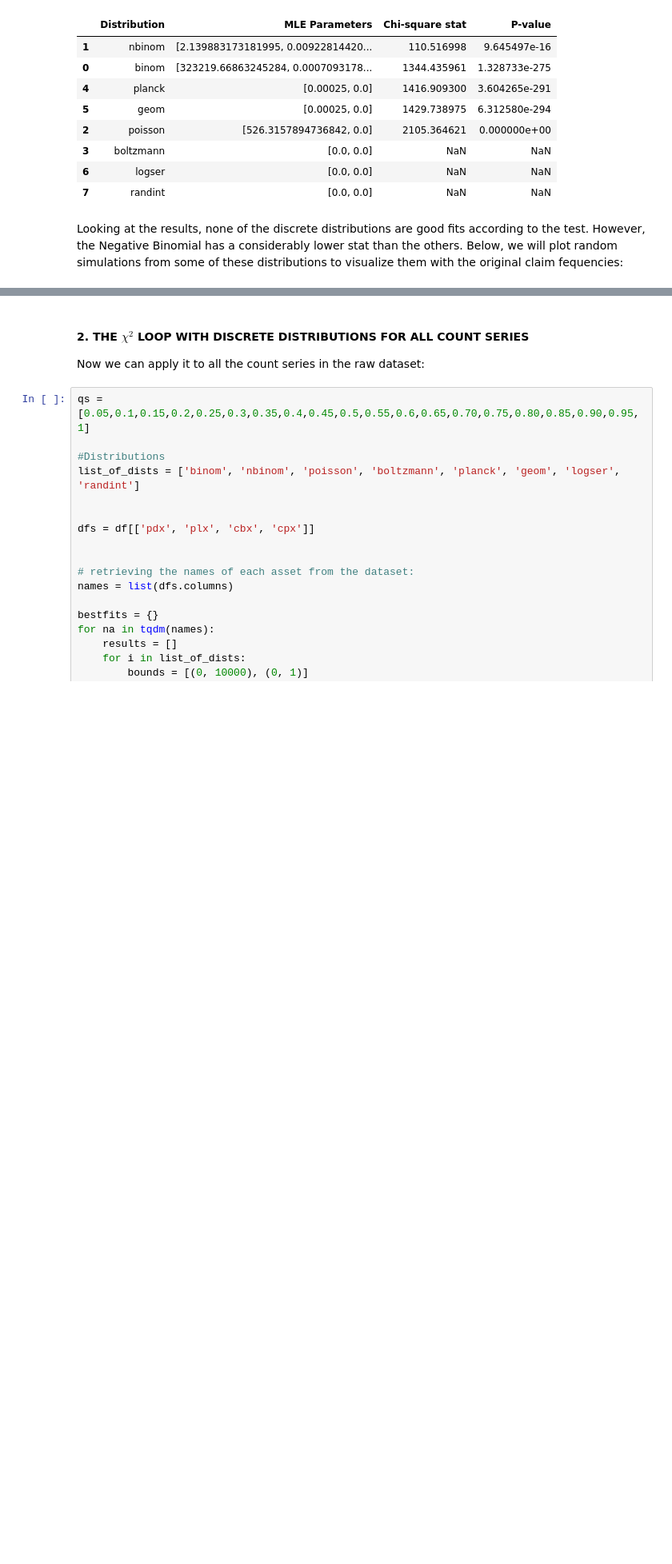
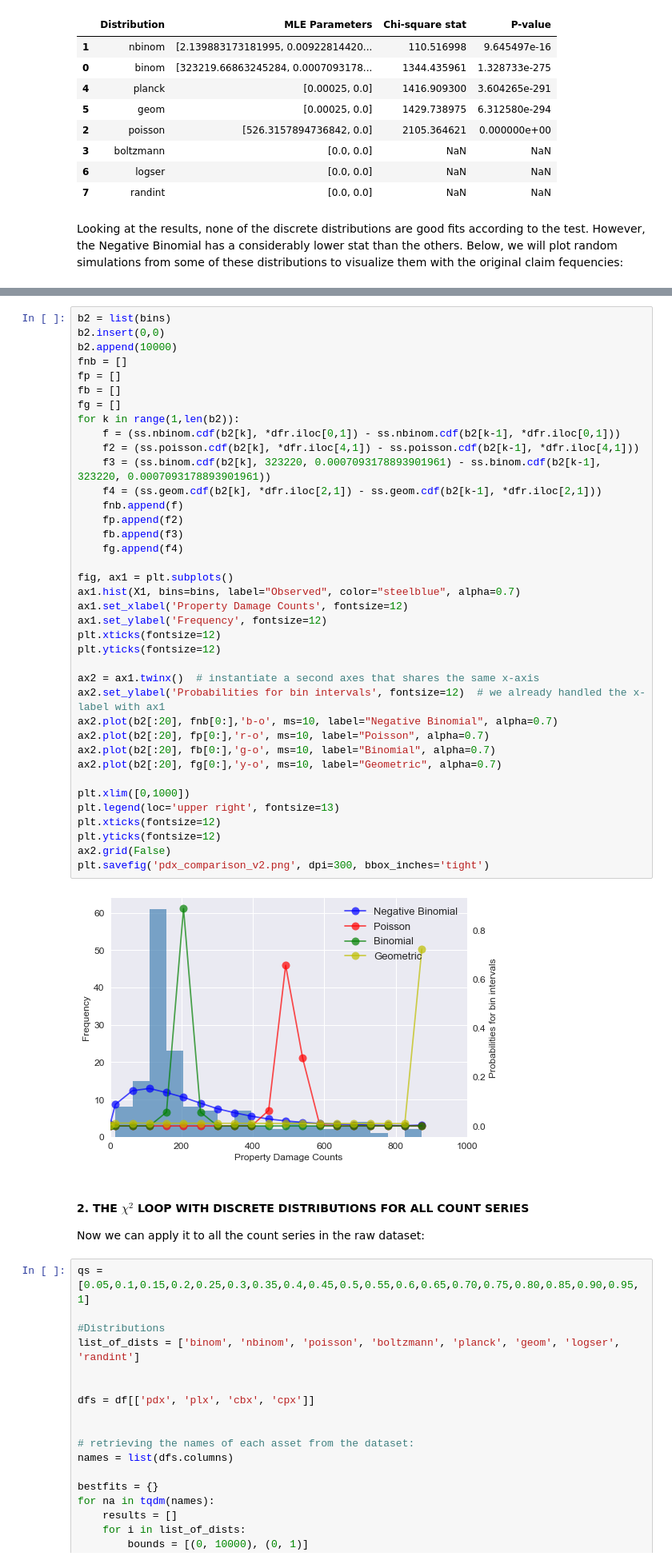
Before and after one commit to rcarcacheflores/ISEG-Dissertation, a Jupyter notebook: CH4 - Univariate Data Analysis/CH4 Final.ipynb, the cells around one changed output, grey strips where cells are left out. Shown at 80% size. Saved outputs shown, nothing was run; the diff lists cells and outputs as text; blank space fills up the shorter version.

Commit message:
New plots

```diff
--- a/CH4 - Univariate Data Analysis/CH4 Final.ipynb
+++ b/CH4 - Univariate Data Analysis/CH4 Final.ipynb
@@ -370,6 +370,46 @@ plt.xlim([0,1000])
 plt.savefig('pdx_comparison.png', dpi=300, bbox_inches='tight')
 # %% [output]
 [figure]
+# %%
+b2 = list(bins)
+b2.insert(0,0)
+b2.append(10000)
+fnb = []
+fp = []
+fb = []
+fg = []
+for k in range(1,len(b2)):
+    f = (ss.nbinom.cdf(b2[k], *dfr.iloc[0,1]) - ss.nbinom.cdf(b2[k-1], *dfr.iloc[0,1]))
+    f2 = (ss.poisson.cdf(b2[k], *dfr.iloc[4,1]) - ss.poisson.cdf(b2[k-1], *dfr.iloc[4,1]))
+    f3 = (ss.binom.cdf(b2[k], 323220, 0.0007093178893901961) - ss.binom.cdf(b2[k-1], 323220, 0.0007093178893901961))
+    f4 = (ss.geom.cdf(b2[k], *dfr.iloc[2,1]) - ss.geom.cdf(b2[k-1], *dfr.iloc[2,1]))
+    fnb.append(f)
+    fp.append(f2)
+    fb.append(f3)
+    fg.append(f4)
+
+fig, ax1 = plt.subplots()
+ax1.hist(X1, bins=bins, label="Observed", color="steelblue", alpha=0.7)
+ax1.set_xlabel('Property Damage Counts', fontsize=12)
+ax1.set_ylabel('Frequency', fontsize=12)
+plt.xticks(fontsize=12)
+plt.yticks(fontsize=12)
+
+ax2 = ax1.twinx()  # instantiate a second axes that shares the same x-axis
+ax2.set_ylabel('Probabilities for bin intervals', fontsize=12)  # we already handled the x-label with ax1
+ax2.plot(b2[:20], fnb[0:],'b-o', ms=10, label="Negative Binomial", alpha=0.7)
+ax2.plot(b2[:20], fp[0:],'r-o', ms=10, label="Poisson", alpha=0.7)
+ax2.plot(b2[:20], fb[0:],'g-o', ms=10, label="Binomial", alpha=0.7)
+ax2.plot(b2[:20], fg[0:],'y-o', ms=10, label="Geometric", alpha=0.7)
+
+plt.xlim([0,1000])
+plt.legend(loc='upper right', fontsize=13)
+plt.xticks(fontsize=12)
+plt.yticks(fontsize=12)
+ax2.grid(False)
+plt.savefig('pdx_comparison_v2.png', dpi=300, bbox_inches='tight')
+# %% [output]
+[figure, added]
 # %% [markdown]
 #### 2. THE $\chi^2$ LOOP WITH DISCRETE DISTRIBUTIONS FOR ALL COUNT SERIES
 
```
Also changed, not shown: parts of 3 cells of this notebook.
